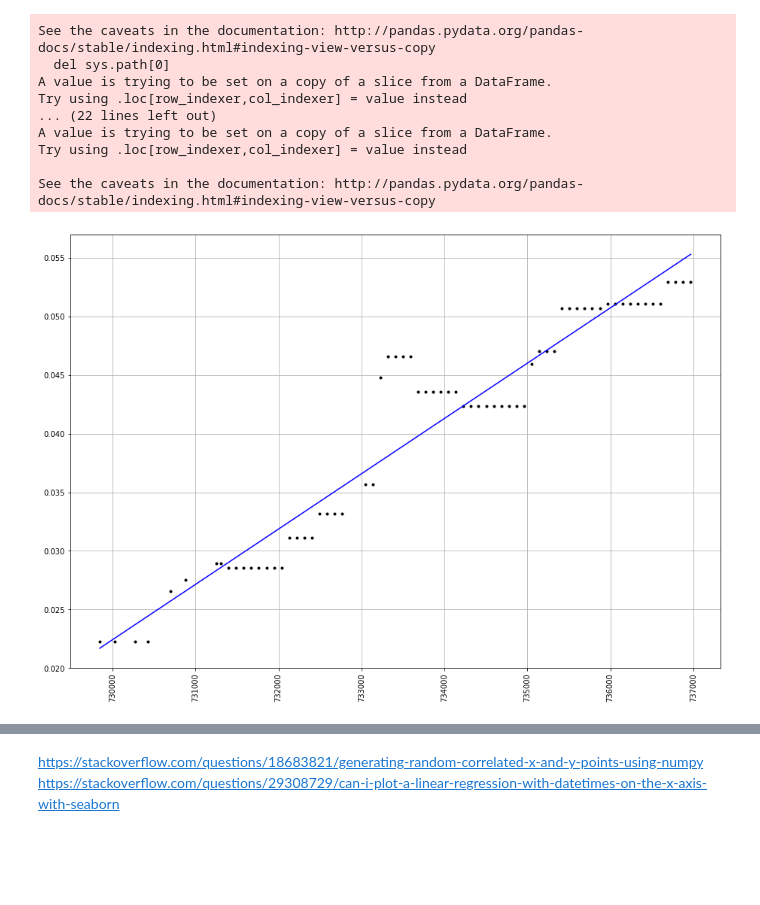
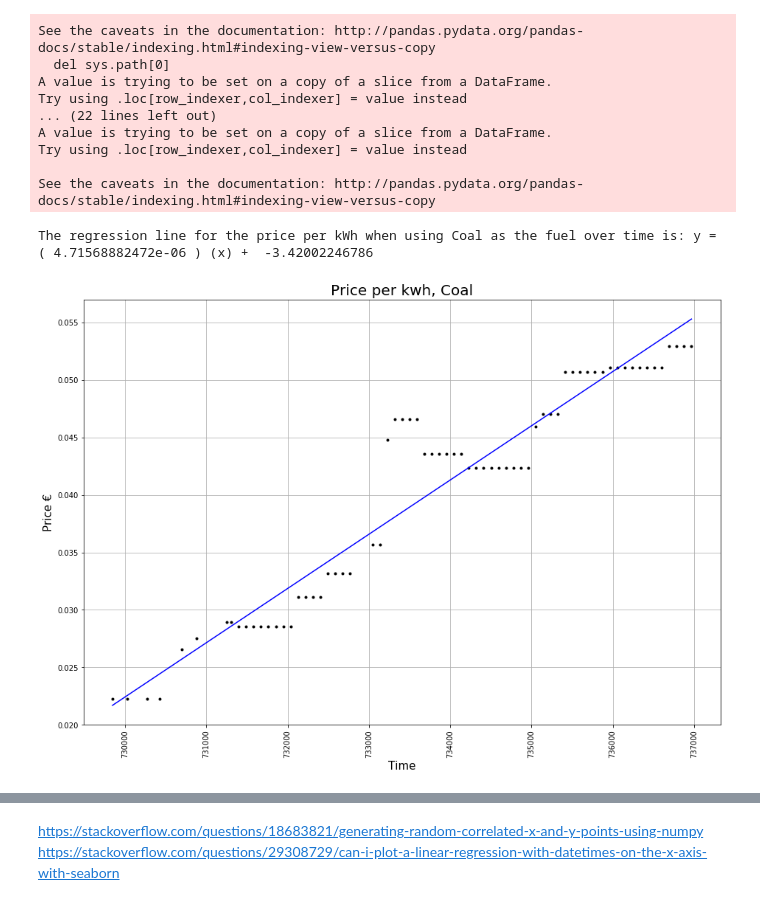
Before and after one commit to G00364756/52465---Programming-for-Data-Analysis---Project, a Jupyter notebook: AOC_G00364756_52465---Programming-for Data-Analytics---Project.ipynb, the cells around one changed output, grey strips where cells are left out. Drawn from its saved outputs; the diff is of its cells as text; code cells hidden in the pictures; blank space fills up the shorter version.

```diff
--- a/AOC_G00364756_52465---Programming-for Data-Analytics---Project.ipynb
+++ b/AOC_G00364756_52465---Programming-for Data-Analytics---Project.ipynb
@@ -210,30 +222,38 @@ See the caveats in the documentation: http://pandas.pydata.org/pandas-docs/stabl
 # %%
 x1 = Coal.iloc[0:,2]
 y1 = Coal.iloc[0:,0]
 
 # Creating the best fit line for the data, adapted from Dr. Ian McGloughlin's Lectures on Fundamentals for Data Analytics
 def bestfit(x, y):
     x_avg = np.mean(x)
     y_avg = np.mean(y)
 
     # Subtract the mean of x from all the x1 values and the mean of y from all the y1 values.
     x_zero = x - x_avg
     y_zero = y - y_avg
 
     # The best m is found by the following calculation.
     m = np.sum(x_zero * y_zero) / np.sum(x_zero * x_zero)
     # Use m from above to calculate the best c.
     c = y_avg - m * x_avg
 
     return(m, c)
 
 m1, c1 = bestfit(x1,y1)
 plt.plot(x1, y1, 'k.', label='Original data')
 plt.plot(x1, m1 * x1 + c1, 'b-', label='Best fit line')
 
+#print("The slope of the regression line is:", (m1))
+#print("The intercept of the regression line is:", (c1))
+print("The regression line for the price per kWh when using Coal as the fuel over time is:","y = ","(",m1,")","(x) + ",c1)
+
 plt.xticks(rotation=90)
 plt.grid()
+plt.title('Price per kwh, Coal', fontsize=20)
 plt.subplots_adjust(left=0, bottom=0, right=2, top=2, wspace=0.25, hspace=0.25)
+plt.xlabel('Time', fontsize=15)
+plt.ylabel('Price €', fontsize=15)
 plt.show()
 # %% [output]
+The regression line for the price per kWh when using Coal as the fuel over time is: y =  ( 4.71568882472e-06 ) (x) +  -3.42002246786
-[figure, old version]
+[figure, new version]
```
Also changed, not shown: parts of 41 cells of this notebook.
